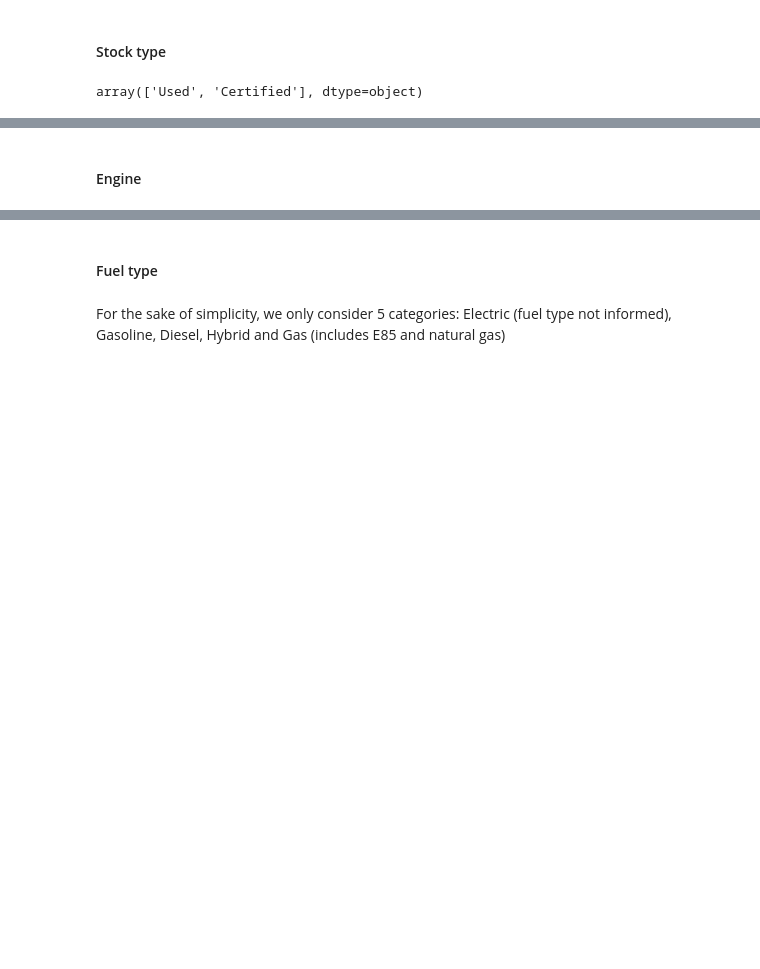
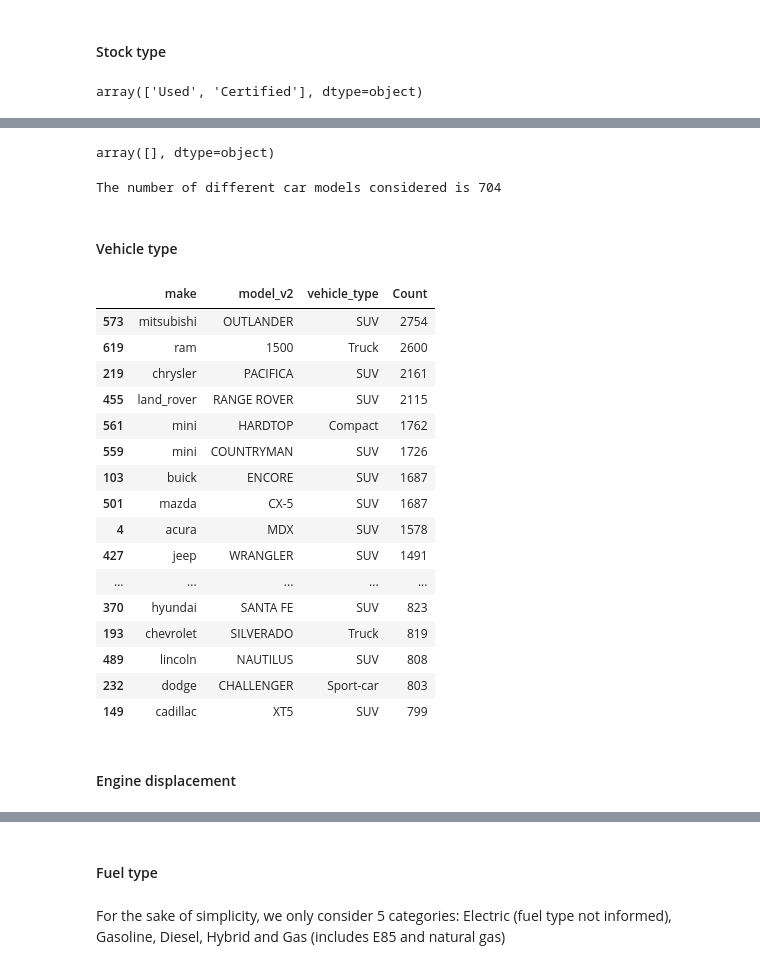
Before and after one commit to jcllanu/residual-value, a Jupyter notebook: residual_value_model.ipynb, the cells around one changed output, grey strips where cells are left out. Saved outputs shown, nothing was run; the diff lists cells and outputs as text; code cells hidden in the pictures; blank space fills up the shorter version.

```diff
--- a/residual_value_model.ipynb
+++ b/residual_value_model.ipynb
@@ -393,2 +393,8 @@ array(['Used', 'Certified'], dtype=object)
+# %%
+# Open the file containing the dictionary
+with open('model_vehicle_type.txt', 'r') as file:
+    content = file.read()
+# Safely evaluate the content as a Python dictionary
+models_dict = ast.literal_eval(content)
 # %%
 def get_model(row):
@@ -670,2 +409,19 @@ def get_model(row):
 
 df['model_v2'] = df.apply(get_model, axis=1)
+# %%
+# Check nulls in model_v2: There are not
+df[(df['model_v2'].isnull())]['model'].unique()
+# %% [output]
+array([], dtype=object)
+# %%
+num_models=len(df['model_v2'].unique())
+print(f"The number of different car models considered is {num_models}")
+# %% [output]
+The number of different car models considered is 704
+# %% [markdown]
+#### Vehicle type
+# %%
+def get_vehicle_type(row):
+    return models_dict[row['make']][row['model_v2']]
+
+df['vehicle_type'] = df.apply(get_vehicle_type, axis=1)
@@ -672,2 +430,22 @@ df['model_v2'] = df.apply(get_model, axis=1)
+# %%
+df.groupby(['make','model_v2','vehicle_type'], dropna=False).size().reset_index(name='Count').sort_values(by='Count', ascending=False).head(50)
+# %% [output]
+|  | make | model_v2 | vehicle_type | Count |
+| 573 | mitsubishi | OUTLANDER | SUV | 2754 |
+| 619 | ram | 1500 | Truck | 2600 |
+| 219 | chrysler | PACIFICA | SUV | 2161 |
+| 455 | land_rover | RANGE ROVER | SUV | 2115 |
+| 561 | mini | HARDTOP | Compact | 1762 |
+| 559 | mini | COUNTRYMAN | SUV | 1726 |
+| 103 | buick | ENCORE | SUV | 1687 |
+| 501 | mazda | CX-5 | SUV | 1687 |
+| 4 | acura | MDX | SUV | 1578 |
+| 427 | jeep | WRANGLER | SUV | 1491 |
+| ... | ... | ... | ... | ... |
+| 370 | hyundai | SANTA FE | SUV | 823 |
+| 193 | chevrolet | SILVERADO | Truck | 819 |
+| 489 | lincoln | NAUTILUS | SUV | 808 |
+| 232 | dodge | CHALLENGER | Sport-car | 803 |
+| 149 | cadillac | XT5 | SUV | 799 |
 # %% [markdown]
-#### Engine
+#### Engine displacement
```
Also changed, not shown: parts of 20 cells of this notebook, 25 other files.
